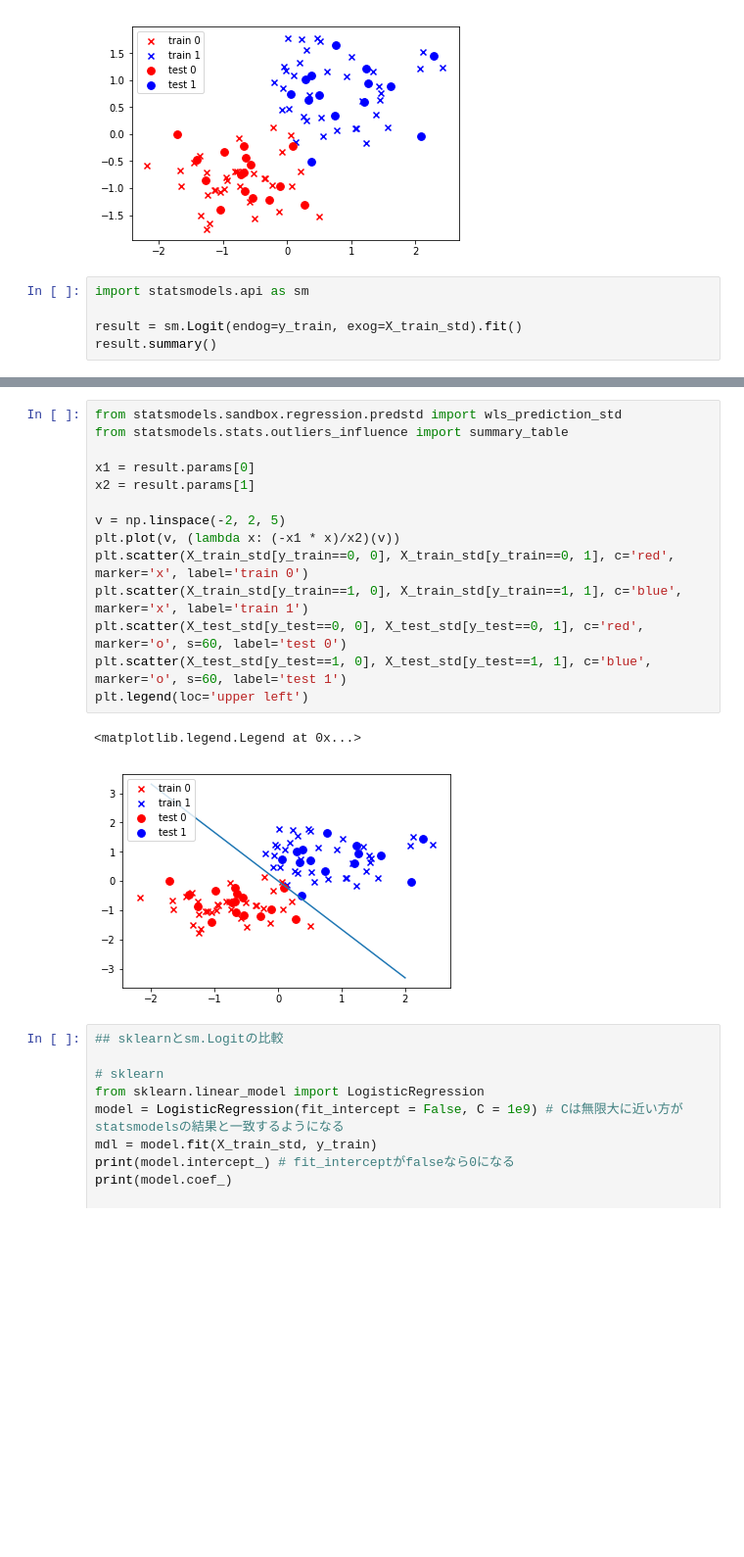
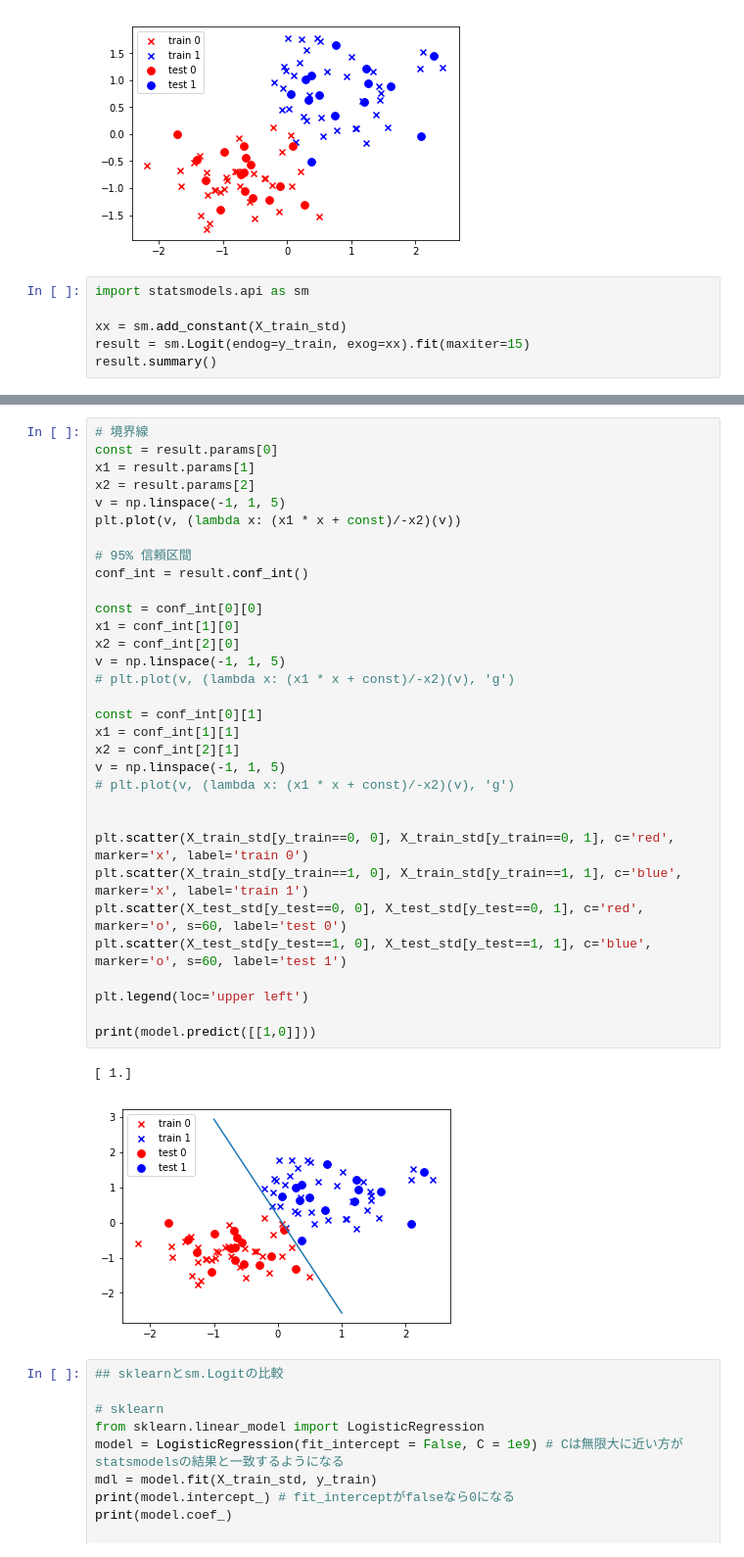
Before and after one commit to hamakn/jupyter_notebook_example, a Jupyter notebook: logistic_statsmodels.ipynb, the cells around one changed output, grey strips where cells are left out. Shown at 98% size. Saved outputs shown, nothing was run; the diff lists cells and outputs as text; blank space fills up the shorter version.

Commit message:
Fix bug: add_constant for exog

```diff
--- a/logistic_statsmodels.ipynb
+++ b/logistic_statsmodels.ipynb
@@ -59,6 +59,7 @@ plt.legend(loc='upper left')
 # %%
 import statsmodels.api as sm
 
-result = sm.Logit(endog=y_train, exog=X_train_std).fit()
+xx = sm.add_constant(X_train_std)
+result = sm.Logit(endog=y_train, exog=xx).fit(maxiter=15)
 result.summary()
 # %% [output]
@@ -79,20 +81,38 @@ Logit Regression Results
 # %%
-from statsmodels.sandbox.regression.predstd import wls_prediction_std
-from statsmodels.stats.outliers_influence import summary_table
+# 境界線
+const = result.params[0]
+x1 = result.params[1]
+x2 = result.params[2]
+v = np.linspace(-1, 1, 5)
+plt.plot(v, (lambda x: (x1 * x + const)/-x2)(v))
 
-x1 = result.params[0]
-x2 = result.params[1]
+# 95% 信頼区間
+conf_int = result.conf_int()
 
-v = np.linspace(-2, 2, 5)
-plt.plot(v, (lambda x: (-x1 * x)/x2)(v))
+const = conf_int[0][0]
+x1 = conf_int[1][0]
+x2 = conf_int[2][0]
+v = np.linspace(-1, 1, 5)
+# plt.plot(v, (lambda x: (x1 * x + const)/-x2)(v), 'g')
+
+const = conf_int[0][1]
+x1 = conf_int[1][1]
+x2 = conf_int[2][1]
+v = np.linspace(-1, 1, 5)
+# plt.plot(v, (lambda x: (x1 * x + const)/-x2)(v), 'g')
+
+
 plt.scatter(X_train_std[y_train==0, 0], X_train_std[y_train==0, 1], c='red', marker='x', label='train 0')
 plt.scatter(X_train_std[y_train==1, 0], X_train_std[y_train==1, 1], c='blue', marker='x', label='train 1')
 plt.scatter(X_test_std[y_test==0, 0], X_test_std[y_test==0, 1], c='red', marker='o', s=60, label='test 0')
 plt.scatter(X_test_std[y_test==1, 0], X_test_std[y_test==1, 1], c='blue', marker='o', s=60, label='test 1')
+
 plt.legend(loc='upper left')
+
+print(model.predict([[1,0]]))
 # %% [output]
-<matplotlib.legend.Legend at 0x...>
+[ 1.]
-[figure, old version]
+[figure, new version]
 # %%
 ## sklearnとsm.Logitの比較
 
```
Also changed, not shown: parts of 1 cell of this notebook.
